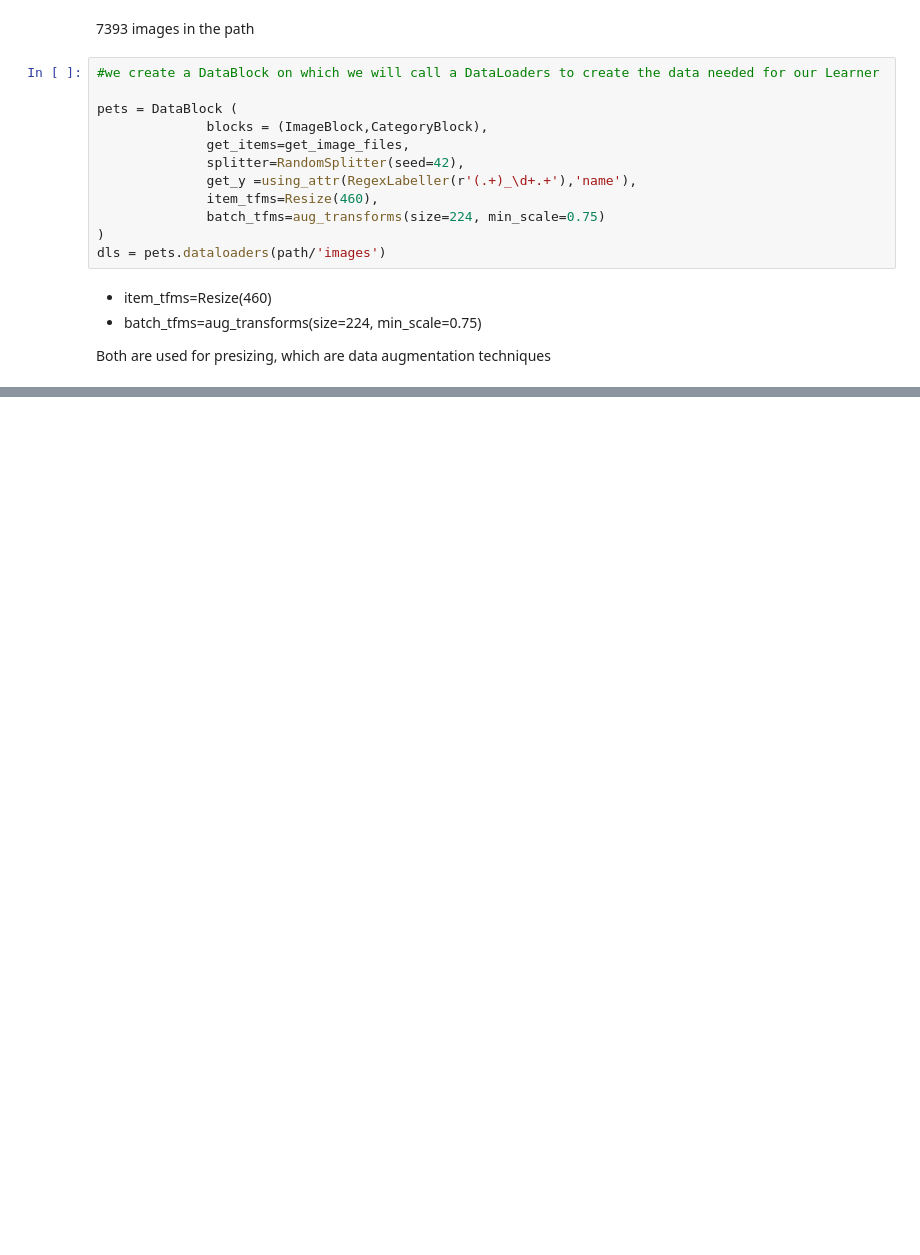
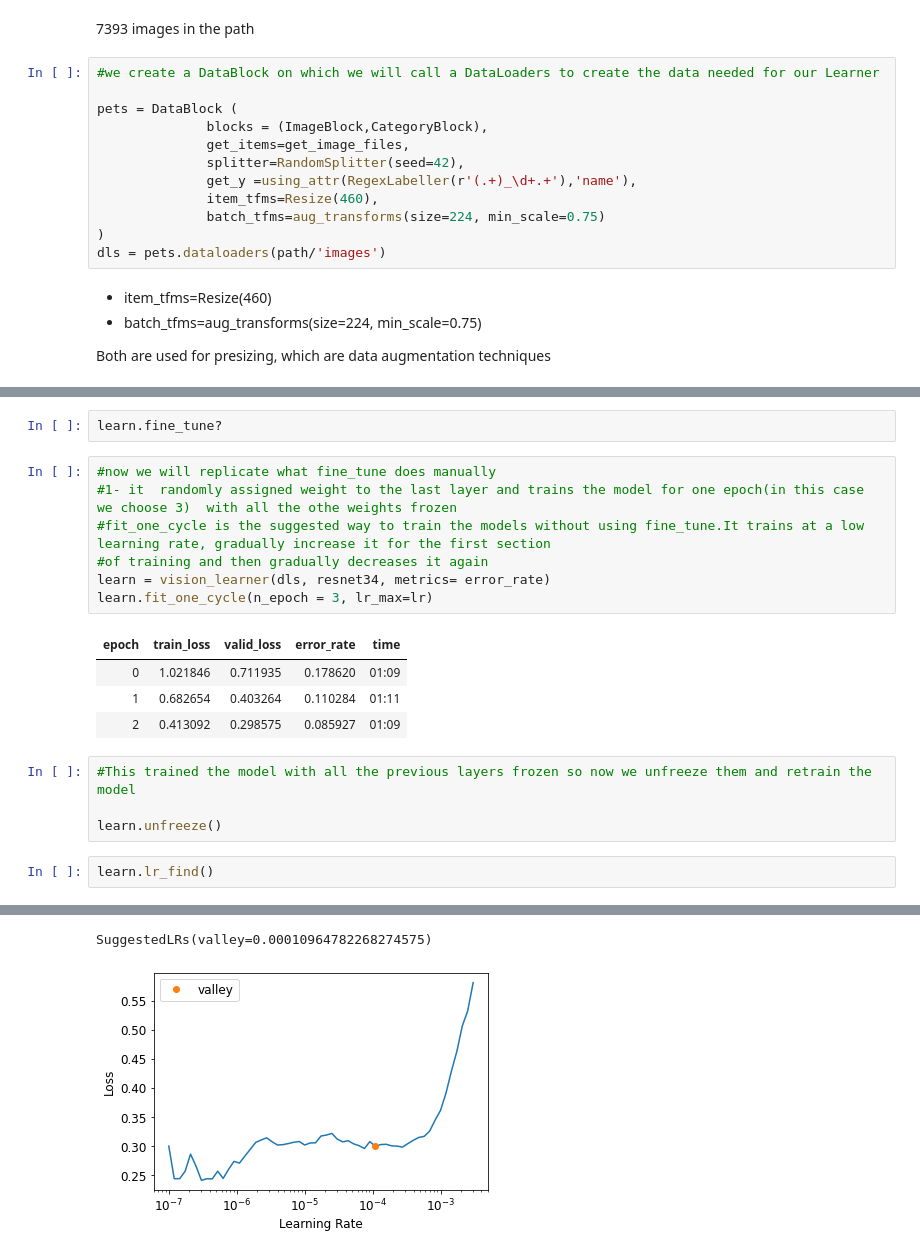
Before and after one commit to Sulmon/Deep-Learning, a Jupyter notebook: pet_breeds.ipynb, the cells around one changed output, grey strips where cells are left out. Cells and saved outputs as stored; diff of their text form; blank space fills up the shorter version.

```diff
--- a/pet_breeds.ipynb
+++ b/pet_breeds.ipynb
@@ -83,0 +263,21 @@ Building one sample
+# %%
+learn.fine_tune?
+# %%
+#now we will replicate what fine_tune does manually
+#1- it  randomly assigned weight to the last layer and trains the model for one epoch(in this case we choose 3)  with all the othe weights frozen
+#fit_one_cycle is the suggested way to train the models without using fine_tune.It trains at a low learning rate, gradually increase it for the first section
+#of training and then gradually decreases it again
+learn = vision_learner(dls, resnet34, metrics= error_rate)
+learn.fit_one_cycle(n_epoch = 3, lr_max=lr)
+# %% [output]
+| epoch | train_loss | valid_loss | error_rate | time |
+| 0 | 1.021846 | 0.711935 | 0.178620 | 01:09 |
+| 1 | 0.682654 | 0.403264 | 0.110284 | 01:11 |
+| 2 | 0.413092 | 0.298575 | 0.085927 | 01:09 |
+# %%
+#This trained the model with all the previous layers frozen so now we unfreeze them and retrain the model
+
+learn.unfreeze()
+# %%
+learn.lr_find()
+# %% [output]
@@ -83,0 +285,2 @@ Building one sample
+SuggestedLRs(valley=0.00010964782268274575)
+[figure, added]
```
Also changed, not shown: parts of 38 cells of this notebook.
